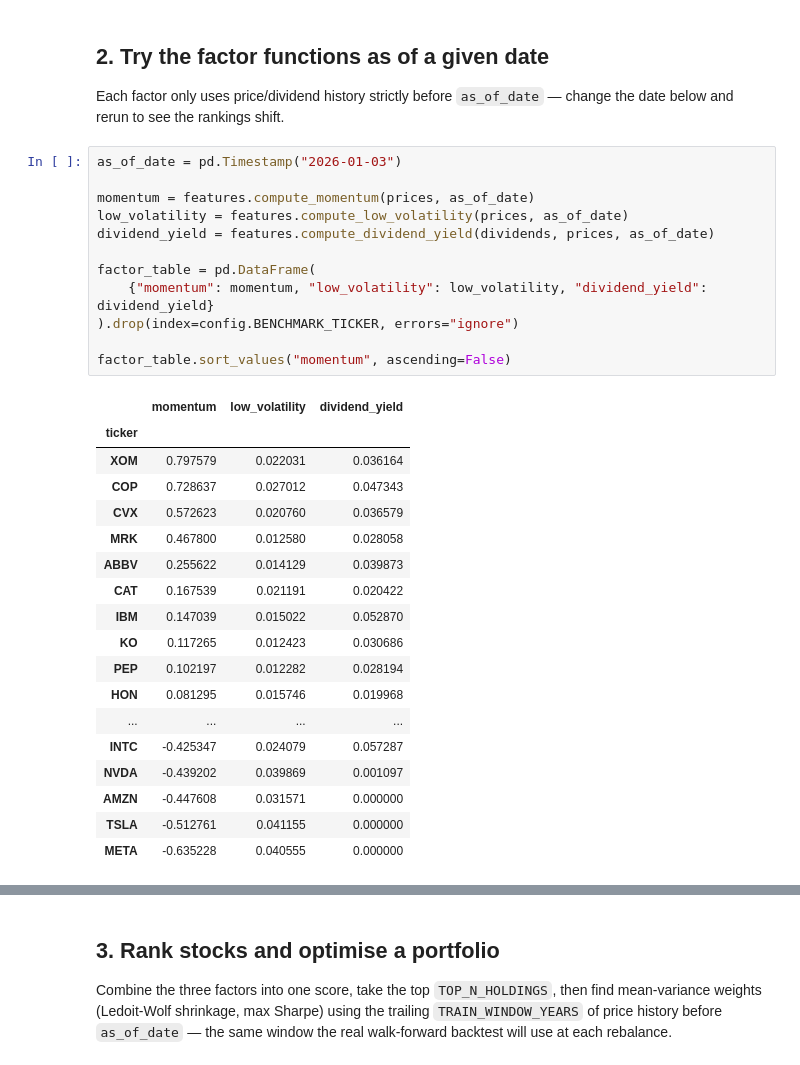
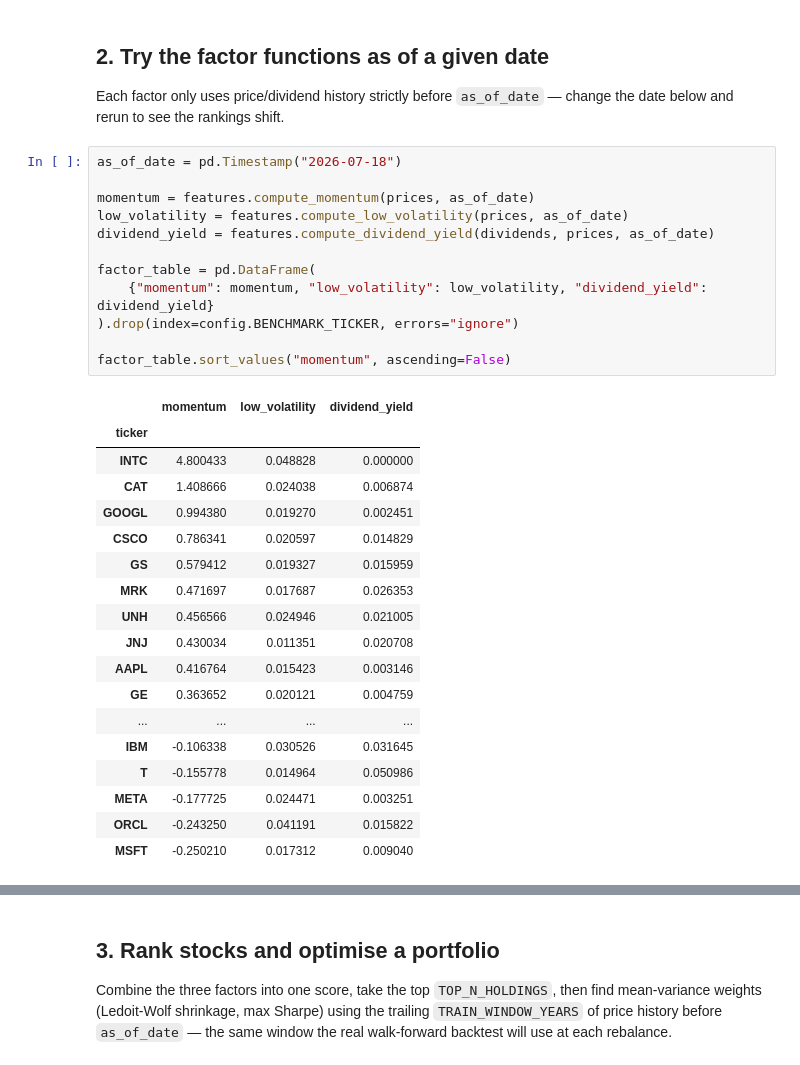
Before and after one commit to makdedic/portfolio-constructor, a Jupyter notebook: notebooks/01_explore_data_and_factors.ipynb, the cells around one changed output, grey strips where cells are left out. Cells and saved outputs as stored; diff of their text form.

```diff
--- a/notebooks/01_explore_data_and_factors.ipynb
+++ b/notebooks/01_explore_data_and_factors.ipynb
@@ -56,36 +63,36 @@ plt.show()
 
 Each factor only uses price/dividend history strictly before `as_of_date` — change the date below and rerun to see the rankings shift.
 # %%
-as_of_date = pd.Timestamp("2026-01-03")
+as_of_date = pd.Timestamp("2026-07-18")
 
 momentum = features.compute_momentum(prices, as_of_date)
 low_volatility = features.compute_low_volatility(prices, as_of_date)
 dividend_yield = features.compute_dividend_yield(dividends, prices, as_of_date)
 
 factor_table = pd.DataFrame(
     {"momentum": momentum, "low_volatility": low_volatility, "dividend_yield": dividend_yield}
 ).drop(index=config.BENCHMARK_TICKER, errors="ignore")
 
 factor_table.sort_values("momentum", ascending=False)
 # %% [output]
 |  | momentum | low_volatility | dividend_yield |
 | ticker |  |  |  |
-| XOM | 0.797579 | 0.022031 | 0.036164 |
-| COP | 0.728637 | 0.027012 | 0.047343 |
-| CVX | 0.572623 | 0.020760 | 0.036579 |
-| MRK | 0.467800 | 0.012580 | 0.028058 |
-| ABBV | 0.255622 | 0.014129 | 0.039873 |
-| CAT | 0.167539 | 0.021191 | 0.020422 |
-| IBM | 0.147039 | 0.015022 | 0.052870 |
-| KO | 0.117265 | 0.012423 | 0.030686 |
-| PEP | 0.102197 | 0.012282 | 0.028194 |
-| HON | 0.081295 | 0.015746 | 0.019968 |
+| INTC | 4.800433 | 0.048828 | 0.000000 |
+| CAT | 1.408666 | 0.024038 | 0.006874 |
+| GOOGL | 0.994380 | 0.019270 | 0.002451 |
+| CSCO | 0.786341 | 0.020597 | 0.014829 |
+| GS | 0.579412 | 0.019327 | 0.015959 |
+| MRK | 0.471697 | 0.017687 | 0.026353 |
+| UNH | 0.456566 | 0.024946 | 0.021005 |
+| JNJ | 0.430034 | 0.011351 | 0.020708 |
+| AAPL | 0.416764 | 0.015423 | 0.003146 |
+| GE | 0.363652 | 0.020121 | 0.004759 |
 | ... | ... | ... | ... |
-| INTC | -0.425347 | 0.024079 | 0.057287 |
-| NVDA | -0.439202 | 0.039869 | 0.001097 |
-| AMZN | -0.447608 | 0.031571 | 0.000000 |
-| TSLA | -0.512761 | 0.041155 | 0.000000 |
-| META | -0.635228 | 0.040555 | 0.000000 |
+| IBM | -0.106338 | 0.030526 | 0.031645 |
+| T | -0.155778 | 0.014964 | 0.050986 |
+| META | -0.177725 | 0.024471 | 0.003251 |
+| ORCL | -0.243250 | 0.041191 | 0.015822 |
+| MSFT | -0.250210 | 0.017312 | 0.009040 |
 # %%
 print("Top 5 momentum:")
 print(factor_table["momentum"].sort_values(ascending=False).head())
```
Also changed, not shown: parts of 10 cells of this notebook.
